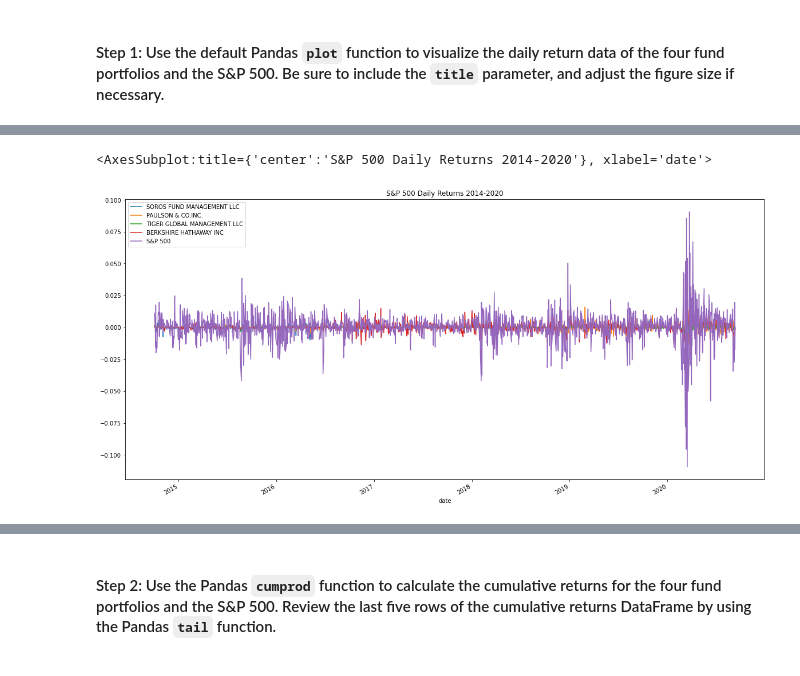
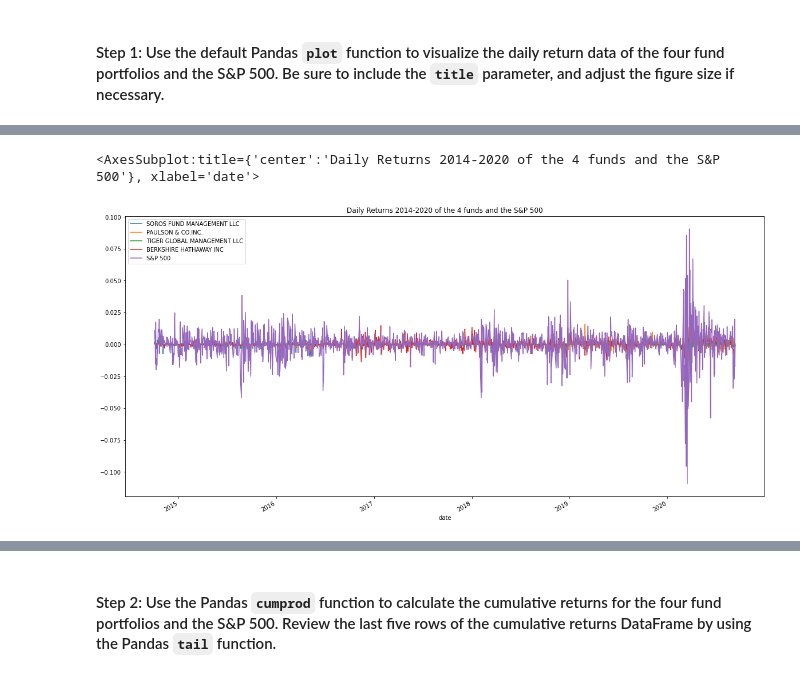
Before and after one commit to EGeorge2021r/Challenge4_Repo, a Jupyter notebook: Starter_Code/risk_return_analysis.ipynb, the cells around one changed output, grey strips where cells are left out. Cells and saved outputs as stored; diff of their text form; code cells hidden in the pictures.

```diff
--- a/Starter_Code/risk_return_analysis.ipynb
+++ b/Starter_Code/risk_return_analysis.ipynb
@@ -207,10 +207,10 @@ daily_returns.head()
 # %%
 # Plot the daily return data of the 4 funds and the S&P 500
 # Inclue a title parameter and adjust the figure size
-daily_returns.plot(figsize=(20,10), title="S&P 500 Daily Returns 2014-2020")
+daily_returns.plot(figsize=(20,10), title="Daily Returns 2014-2020 of the 4 funds and the S&P 500")
 # %% [output]
-<AxesSubplot:title={'center':'S&P 500 Daily Returns 2014-2020'}, xlabel='date'>
+<AxesSubplot:title={'center':'Daily Returns 2014-2020 of the 4 funds and the S&P 500'}, xlabel='date'>
-[figure, old version]
+[figure, new version]
 # %%
 # Review the daily_returns DataFrame
 daily_returns.describe()
```
Also changed, not shown: parts of 5 cells of this notebook.
